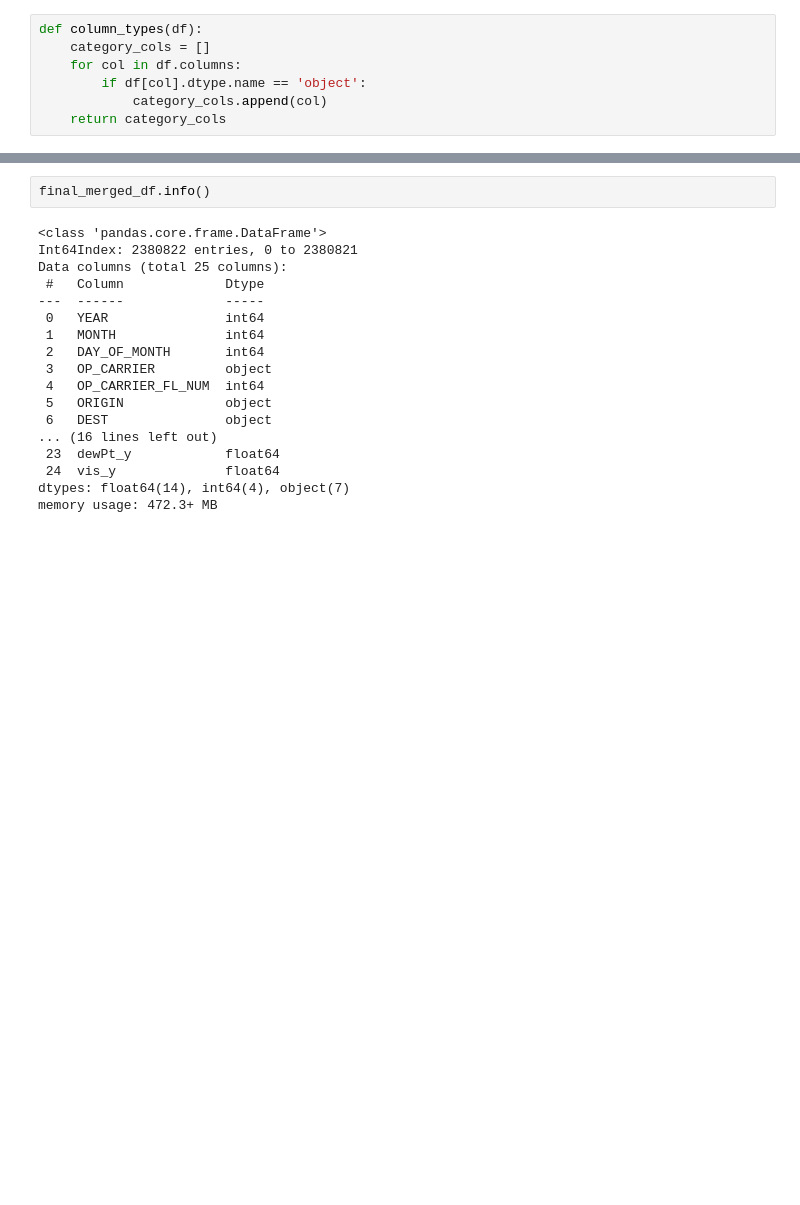
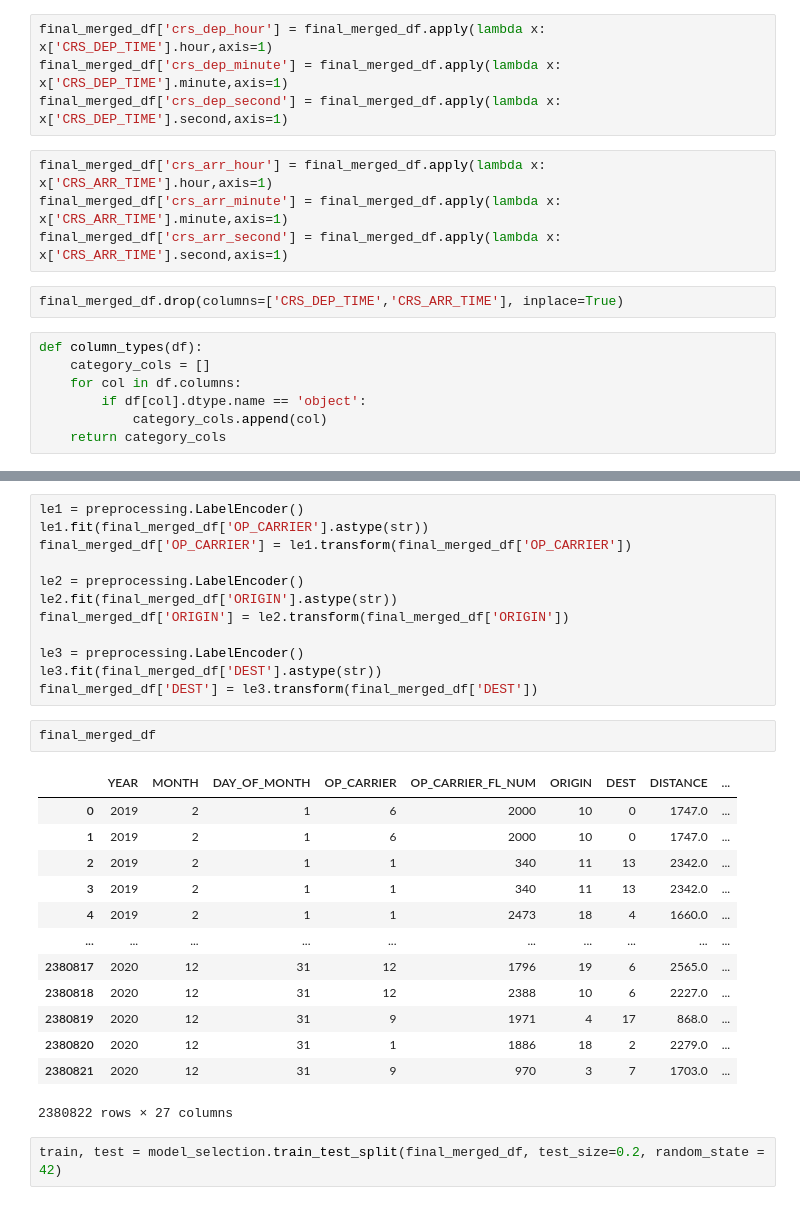
Before and after one commit to mallikarai/Predicting_Flight_Delays, a Jupyter notebook: Main.ipynb, the cells around one changed output, grey strips where cells are left out. Saved outputs shown, nothing was run; the diff lists cells and outputs as text; blank space fills up the shorter version.

```diff
--- a/Main.ipynb
+++ b/Main.ipynb
@@ -515,3 +423,13 @@ final_merged_df['vis_y'] = final_merged_df['vis_y'].astype(float)
+# %%
+final_merged_df['crs_dep_hour'] = final_merged_df.apply(lambda x: x['CRS_DEP_TIME'].hour,axis=1)
+final_merged_df['crs_dep_minute'] = final_merged_df.apply(lambda x: x['CRS_DEP_TIME'].minute,axis=1)
+final_merged_df['crs_dep_second'] = final_merged_df.apply(lambda x: x['CRS_DEP_TIME'].second,axis=1)
+# %%
+final_merged_df['crs_arr_hour'] = final_merged_df.apply(lambda x: x['CRS_ARR_TIME'].hour,axis=1)
+final_merged_df['crs_arr_minute'] = final_merged_df.apply(lambda x: x['CRS_ARR_TIME'].minute,axis=1)
+final_merged_df['crs_arr_second'] = final_merged_df.apply(lambda x: x['CRS_ARR_TIME'].second,axis=1)
+# %%
+final_merged_df.drop(columns=['CRS_DEP_TIME','CRS_ARR_TIME'], inplace=True)
 # %%
 def column_types(df):
     category_cols = []
@@ -525,20 +445,30 @@ category_cols
-# %%
-final_merged_df.info()
-# %% [output]
-<class 'pandas.core.frame.DataFrame'>
-Int64Index: 2380822 entries, 0 to 2380821
-Data columns (total 25 columns):
- #   Column             Dtype
----  ------             -----
- 0   YEAR               int64
- 1   MONTH              int64
- 2   DAY_OF_MONTH       int64
- 3   OP_CARRIER         object
- 4   OP_CARRIER_FL_NUM  int64
- 5   ORIGIN             object
- 6   DEST               object
-... (16 lines left out)
- 23  dewPt_y            float64
- 24  vis_y              float64
-dtypes: float64(14), int64(4), object(7)
-memory usage: 472.3+ MB
+# %%
+le1 = preprocessing.LabelEncoder()
+le1.fit(final_merged_df['OP_CARRIER'].astype(str))
+final_merged_df['OP_CARRIER'] = le1.transform(final_merged_df['OP_CARRIER'])
+
+le2 = preprocessing.LabelEncoder()
+le2.fit(final_merged_df['ORIGIN'].astype(str))
+final_merged_df['ORIGIN'] = le2.transform(final_merged_df['ORIGIN'])
+
+le3 = preprocessing.LabelEncoder()
+le3.fit(final_merged_df['DEST'].astype(str))
+final_merged_df['DEST'] = le3.transform(final_merged_df['DEST'])
+# %%
+final_merged_df
+# %% [output]
+|  | YEAR | MONTH | DAY_OF_MONTH | OP_CARRIER | OP_CARRIER_FL_NUM | ORIGIN | DEST | DISTANCE | ... |
+| 0 | 2019 | 2 | 1 | 6 | 2000 | 10 | 0 | 1747.0 | ... |
+| 1 | 2019 | 2 | 1 | 6 | 2000 | 10 | 0 | 1747.0 | ... |
+| 2 | 2019 | 2 | 1 | 1 | 340 | 11 | 13 | 2342.0 | ... |
+| 3 | 2019 | 2 | 1 | 1 | 340 | 11 | 13 | 2342.0 | ... |
+| 4 | 2019 | 2 | 1 | 1 | 2473 | 18 | 4 | 1660.0 | ... |
+| ... | ... | ... | ... | ... | ... | ... | ... | ... | ... |
+| 2380817 | 2020 | 12 | 31 | 12 | 1796 | 19 | 6 | 2565.0 | ... |
+| 2380818 | 2020 | 12 | 31 | 12 | 2388 | 10 | 6 | 2227.0 | ... |
+| 2380819 | 2020 | 12 | 31 | 9 | 1971 | 4 | 17 | 868.0 | ... |
+| 2380820 | 2020 | 12 | 31 | 1 | 1886 | 18 | 2 | 2279.0 | ... |
+| 2380821 | 2020 | 12 | 31 | 9 | 970 | 3 | 7 | 1703.0 | ... |
+2380822 rows × 27 columns
+# %%
+train, test = model_selection.train_test_split(final_merged_df, test_size=0.2, random_state = 42)
```
Also changed, not shown: parts of 67 cells of this notebook.
